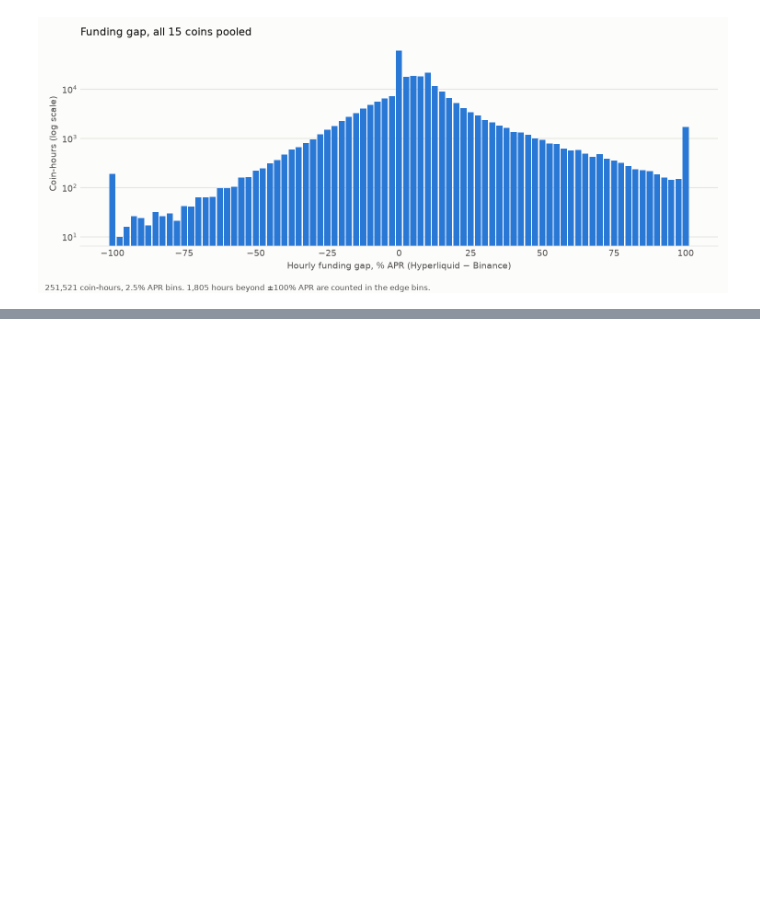
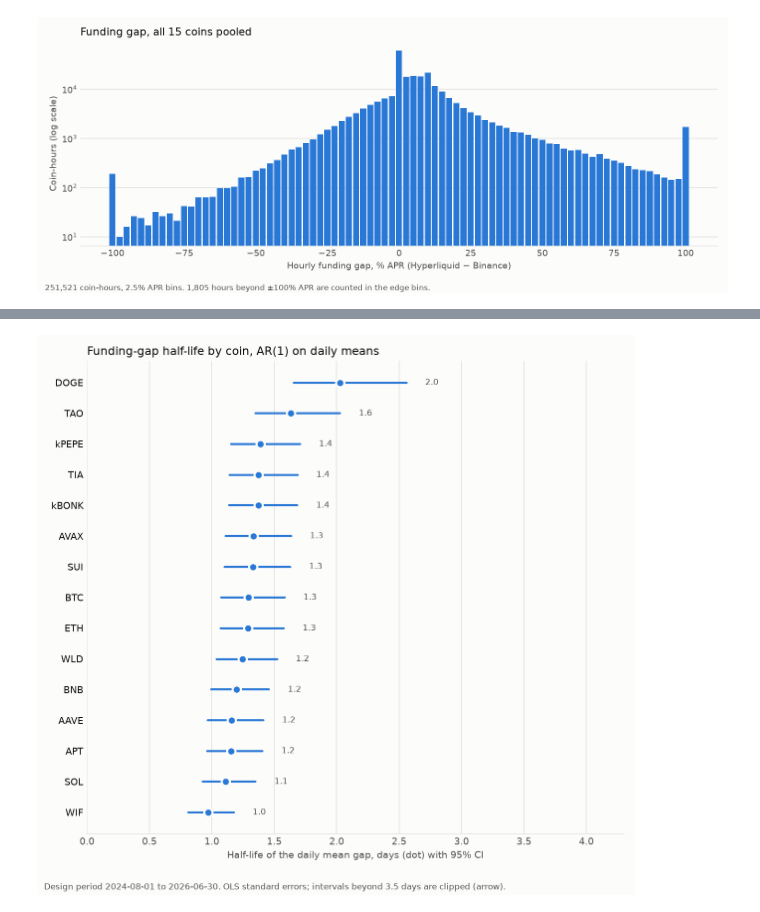
Before and after one commit to arthurfritscheck/funding-dislocations, a Jupyter notebook: notebooks/01_eda.ipynb, the cells around one changed output, grey strips where cells are left out. Saved outputs shown, nothing was run; the diff lists cells and outputs as text; code cells hidden in the pictures; blank space fills up the shorter version.

Commit message:
BNB interest-rate override and gap persistence analysis

```diff
--- a/notebooks/01_eda.ipynb
+++ b/notebooks/01_eda.ipynb
@@ -143,0 +175,4 @@ display(Image(filename=str(gap_stats.FIGURES / "eda_gap_histogram.png")))
+# %%
+display(Image(filename=str(gap_stats.FIGURES / "persistence_half_lives.png")))
+# %% [output]
+[figure, added]
```
Also changed, not shown: parts of 12 cells of this notebook, 14 other files.
